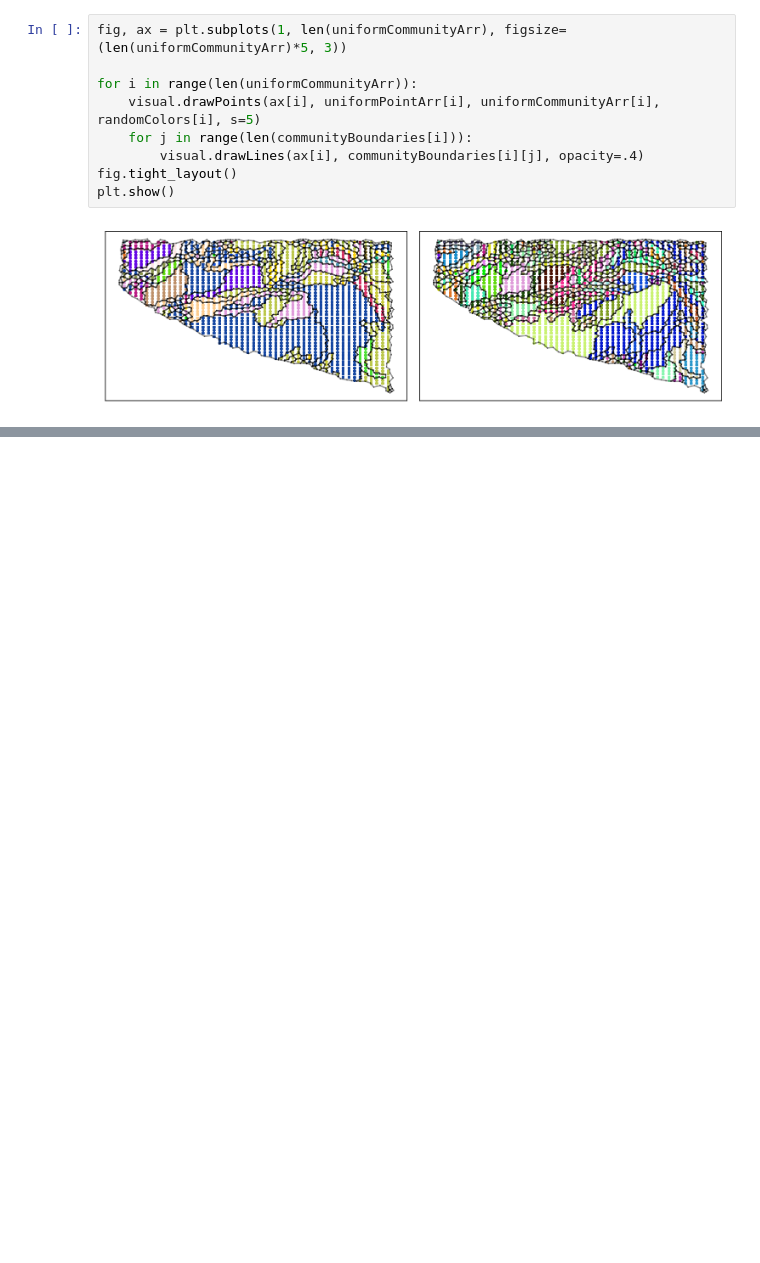
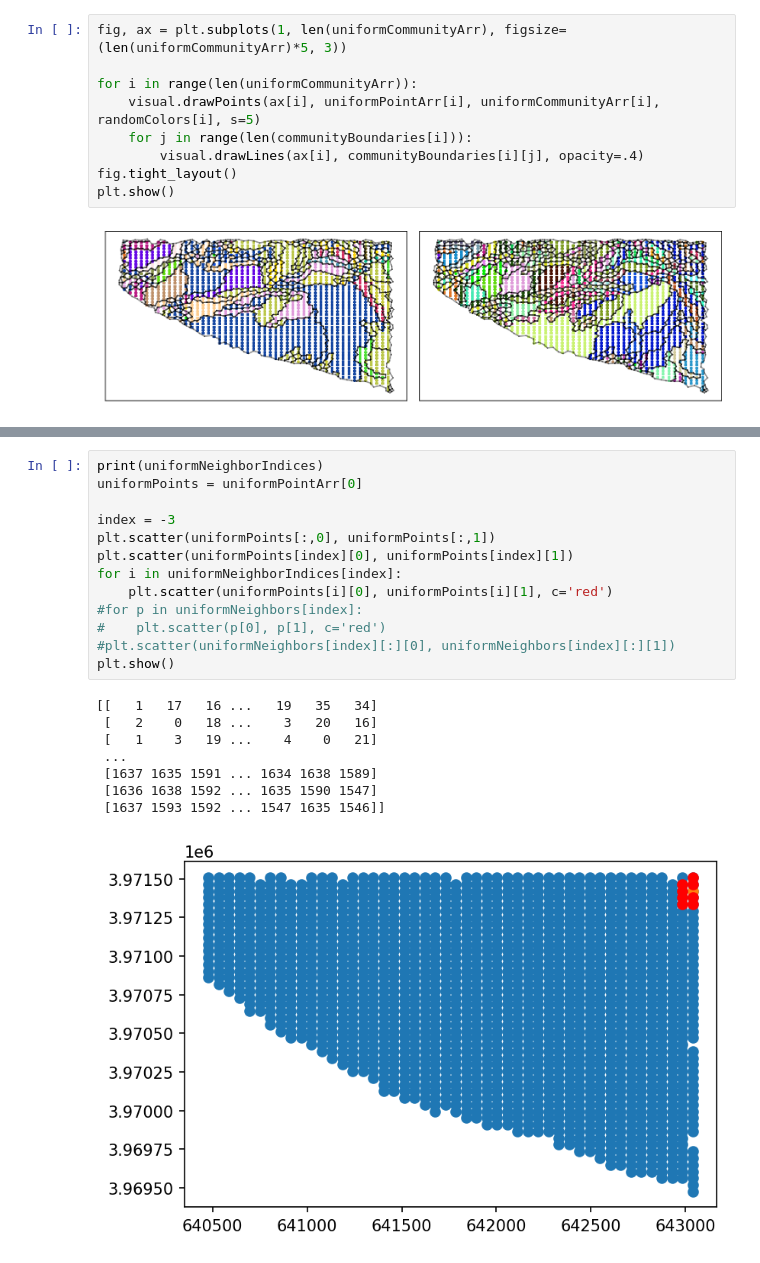
Before and after one commit to Jfeatherstone/CommunityDetectionVis, a Jupyter notebook: ConsensusPipelineTest.ipynb, the cells around one changed output, grey strips where cells are left out. Cells and saved outputs as stored; diff of their text form; blank space fills up the shorter version.

```diff
--- a/ConsensusPipelineTest.ipynb
+++ b/ConsensusPipelineTest.ipynb
@@ -152,3 +371,25 @@ for i in range(numCommunityDetections):
+# %%
+print(uniformNeighborIndices)
+uniformPoints = uniformPointArr[0]
+
+index = -3
+plt.scatter(uniformPoints[:,0], uniformPoints[:,1])
+plt.scatter(uniformPoints[index][0], uniformPoints[index][1])
+for i in uniformNeighborIndices[index]:
+    plt.scatter(uniformPoints[i][0], uniformPoints[i][1], c='red')
+#for p in uniformNeighbors[index]:
+#    plt.scatter(p[0], p[1], c='red')
+#plt.scatter(uniformNeighbors[index][:][0], uniformNeighbors[index][:][1])
+plt.show()
+# %% [output]
+[[   1   17   16 ...   19   35   34]
+ [   2    0   18 ...    3   20   16]
+ [   1    3   19 ...    4    0   21]
+ ...
+ [1637 1635 1591 ... 1634 1638 1589]
+ [1636 1638 1592 ... 1635 1590 1547]
+ [1637 1593 1592 ... 1547 1635 1546]]
+[figure, added]
 # %%
 fig, ax = plt.subplots(1, len(partitionArr), figsize=(len(partitionArr)*5, 3))
 
```
Also changed, not shown: parts of 10 cells of this notebook, 32 other files.
